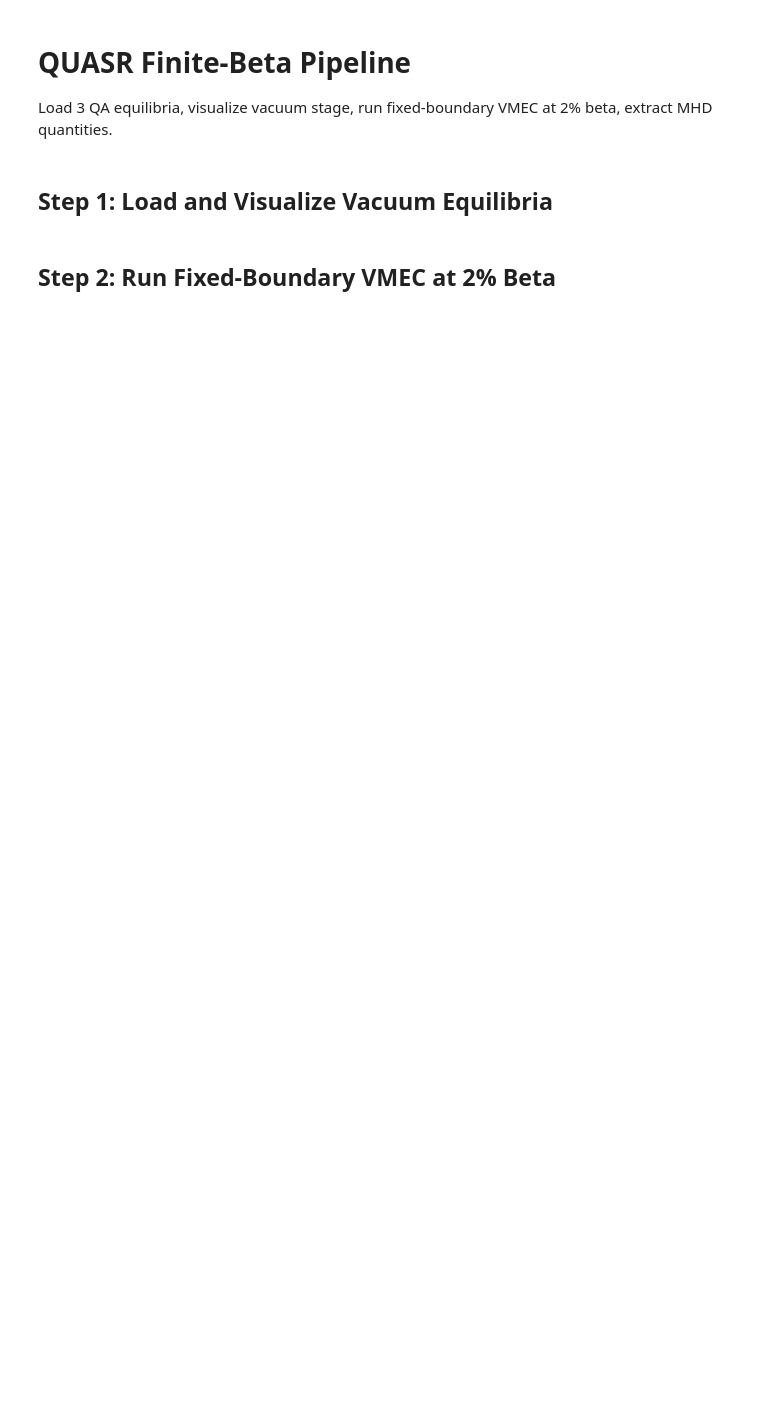
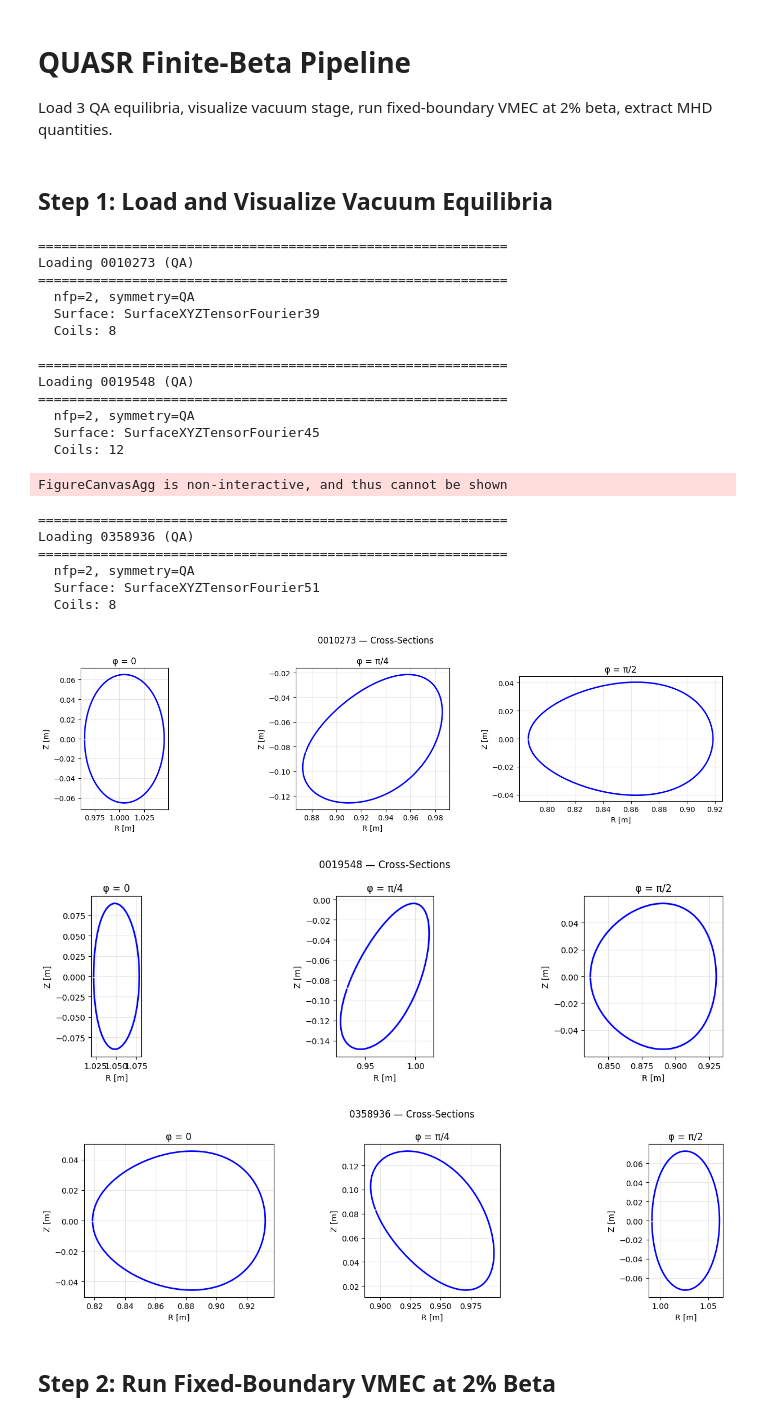
Before and after one commit to stusynakowski/COIL_OPT, a Jupyter notebook: tme/run_all.ipynb, the cells around one changed output. Drawn from its saved outputs; the diff is of its cells as text; code cells hidden in the pictures; blank space fills up the shorter version.

```diff
--- a/tme/run_all.ipynb
+++ b/tme/run_all.ipynb
@@ -31,32 +31,72 @@ EQUILIBRIA = {
 # %%
 equilibria = {}
 
 for model_id, config in EQUILIBRIA.items():
     print(f"\n{'='*60}")
     print(f"Loading {model_id} ({config['symmetry_type']})")
     print(f"{'='*60}")
 
     serial_file = os.path.join(QUASR_DIR, f"serial{model_id}.json")
     eq = load_quasr_equilibrium(
         serial_file,
         symmetry_type=config["symmetry_type"],
     )
     equilibria[model_id] = eq
 
     meta = eq["metadata"]
     print(f"  nfp={meta['nfp']}, symmetry={meta['symmetry_type']}")
     print(f"  Surface: {eq['surface']}")
     print(f"  Coils: {len(eq['coils'])}")
 
     # 3D vacuum visualization
     fig_3d = plot_vacuum_3d(eq["surface"], eq["coils"], eq["bs"])
     fig_3d.update_layout(title=f"{model_id} — Vacuum 3D")
     fig_3d.show()
 
     # Cross-sections
-    fig_cs = plot_cross_sections(eq["surface"], meta["nfp"])
+    from simsopt.geo import SurfaceXYZTensorFourier
+    import numpy as np
+
+    surface = eq["surface"]
+
+    s_hires = SurfaceXYZTensorFourier(
+        mpol=surface.mpol,
+        ntor=surface.ntor,
+        nfp=surface.nfp,
+        stellsym=surface.stellsym,
+        quadpoints_phi=np.linspace(0, 1, 100, endpoint=False),
+        quadpoints_theta=np.linspace(0, 1, 200, endpoint=False),
+    )
+    s_hires.x = surface.x
+
+    fig_cs = plot_cross_sections(s_hires, meta["nfp"])
+    # fig_cs = plot_cross_sections(eq["surface"], meta["nfp"])
     fig_cs.suptitle(f"{model_id} — Cross-Sections")
     fig_cs.show()
+# %% [output]
+============================================================
+Loading 0010273 (QA)
+============================================================
+  nfp=2, symmetry=QA
+  Surface: SurfaceXYZTensorFourier39
+  Coils: 8
+
+============================================================
+Loading 0019548 (QA)
+============================================================
+  nfp=2, symmetry=QA
+  Surface: SurfaceXYZTensorFourier45
+  Coils: 12
+FigureCanvasAgg is non-interactive, and thus cannot be shown
+============================================================
+Loading 0358936 (QA)
+============================================================
+  nfp=2, symmetry=QA
+  Surface: SurfaceXYZTensorFourier51
+  Coils: 8
+[figure, added]
+[figure, added]
+[figure, added]
 # %% [markdown]
 ## Step 2: Run Fixed-Boundary VMEC at 2% Beta
 # %%
```
Also changed, not shown: parts of 4 cells of this notebook, 6 other files.
